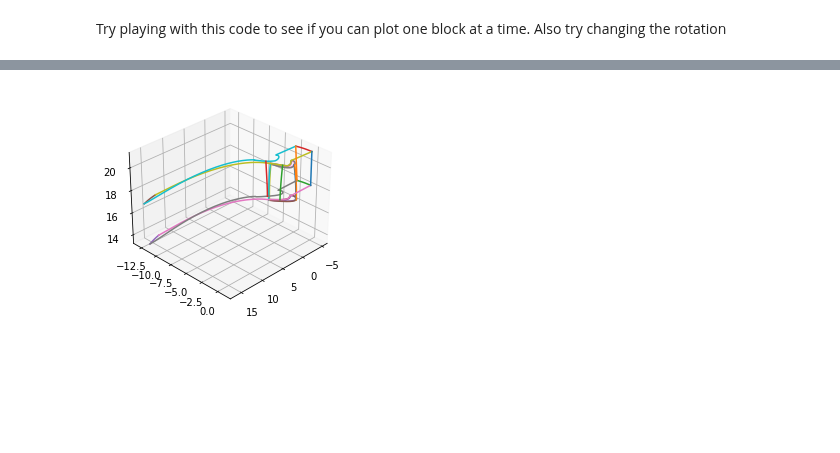
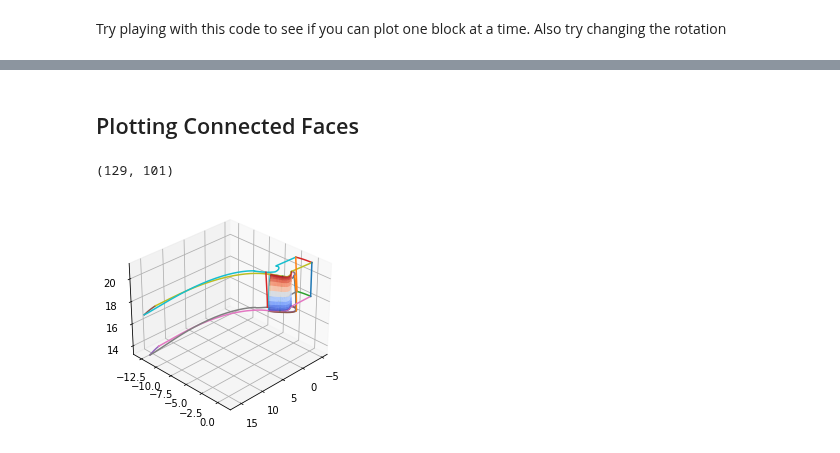
Before and after one commit to nasa/Plot3D_utilities, a Jupyter notebook: colab/Plot3D_SplitBlocksExample.ipynb, the cells around one changed output, grey strips where cells are left out. Saved outputs shown, nothing was run; the diff lists cells and outputs as text; code cells hidden in the pictures; blank space fills up the shorter version.

```diff
--- a/colab/Plot3D_SplitBlocksExample.ipynb
+++ b/colab/Plot3D_SplitBlocksExample.ipynb
@@ -65,5 +65,6 @@ PahtCascade-ASCII.x 100%[===================>]  78.27M  34.0MB/s    in 2.3s
 # %%
-blocks = read_plot3D('PahtCascade-ASCII.xyz',binary=False)\
+blocks = read_plot3D('PahtCascade-ASCII.xyz',binary=False)  # Reading plot3D
+write_plot3D('PahtCascade-ASCII.xyz',blocks,binary=True)    # Writing plot3D to binary file
 # %% [markdown]
 ### Plotting the Mesh
 The function below shows how we can plot an outline of the mesh
@@ -98,3 +99,11 @@ def plot_block_outline(block:Block,ax:axes3d):
         ax.plot3D(x,y,z)
 # %% [markdown]
 Try playing with this code to see if you can plot one block at a time. Also try changing the rotation
+# %%
+fig = plt.figure()
+ax = fig.add_subplot(111, projection='3d')
+plot_block_outline(blocks[0],ax)
+plot_block_outline(blocks[1],ax)
+ax.view_init(30,45)
+
+print("we have " + str(len(blocks)) + " blocks")
@@ -100,0 +120,6 @@ Try playing with this code to see if you can plot one block at a time. Also try
+# %%
+from plot3d import connectivity
+face_matches, outer_faces_formatted = connectivity(blocks)  # Running this code will take a while depending on how fast google colab is on a given day.
+# Saving the results
+with open('connectivity.pickle','wb') as f:
+  pickle.dump({"face_matches":face_matches, "outer_faces":outer_faces_formatted},f)
@@ -100,0 +135,9 @@ Try playing with this code to see if you can plot one block at a time. Also try
+# %%
+with open('connectivity.pickle','rb') as f:
+  data = pickle.load(f)
+  face_matches = data['face_matches']
+  outer_faces = data['outer_faces']
+
+face_matches
+pp = pprint.PrettyPrinter(indent=4)
+pp.pprint(face_matches[0])
@@ -100,0 +162,2 @@ Try playing with this code to see if you can plot one block at a time. Also try
+# %% [markdown]
+## Plotting Connected Faces
@@ -101,8 +212,14 @@ Try playing with this code to see if you can plot one block at a time. Also try
+# %%
+X1 = plot_face(face_matches,blocks)
+X1.shape
+# %% [output]
+(129, 101)
 # %%
 fig = plt.figure()
 ax = fig.add_subplot(111, projection='3d')
 plot_block_outline(blocks[0],ax)
 plot_block_outline(blocks[1],ax)
+plot_face(face_matches,blocks)
 ax.view_init(30,45)
 # %% [output]
-[figure, old version]
+[figure, new version]
```
Also changed, not shown: parts of 11 cells of this notebook, 2 other files.
